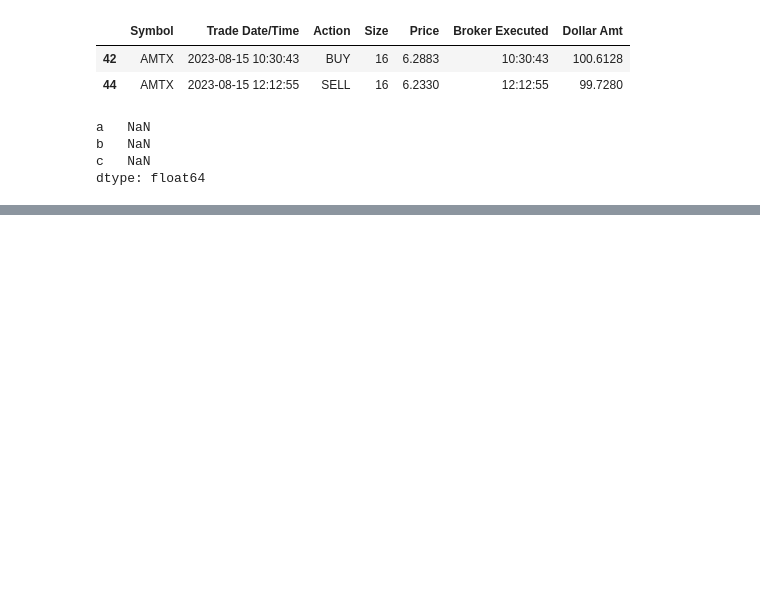
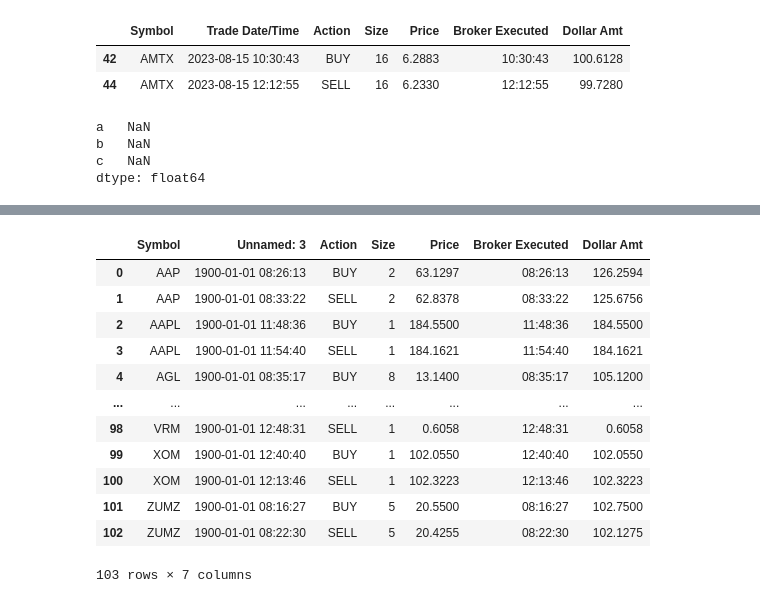
Before and after one commit to sanathnair09/uci_trading, a Jupyter notebook: utils/report/brokers_notebooks/ibkr.ipynb, the cells around one changed output, grey strips where cells are left out. Drawn from its saved outputs; the diff is of its cells as text; code cells hidden in the pictures; blank space fills up the shorter version.

```diff
--- a/utils/report/brokers_notebooks/ibkr.ipynb
+++ b/utils/report/brokers_notebooks/ibkr.ipynb
@@ -173,0 +218,4 @@ dtype: float64
+# %%
+df = df.drop(['Acct ID', 'Trade Date/Time', 'Settle Date', "Exchange", 'Proceeds', 'Comm', 'Fee',
+              'Order\nType', 'Code'], axis = 1)
+df
@@ -173,0 +224,4 @@ dtype: float64
+# %%
+df["Unnamed: 3"] = pd.to_datetime(df["Unnamed: 3"], format = "%I:%M:%S %p") - pd.Timedelta(
+    hours = 3)
+df
@@ -173,0 +242,3 @@ dtype: float64
+# %%
+df["Broker Executed"] = df["Unnamed: 3"].dt.strftime('%I:%M:%S')
+df
@@ -173,0 +259,4 @@ dtype: float64
+# %%
+df["Quantity"] = pd.to_numeric(df["Quantity"])
+df["Quantity"] = df["Quantity"].abs()
+df
@@ -173,0 +277,21 @@ dtype: float64
+# %%
+df["Dollar Amt"] = df["Quantity"] * df["Price"]
+df = df.rename(columns = {
+    "Type": "Action",
+    "Quantity": "Size"
+})
+df
+# %% [output]
+|  | Symbol | Unnamed: 3 | Action | Size | Price | Broker Executed | Dollar Amt |
+| 0 | AAP | 1900-01-01 08:26:13 | BUY | 2 | 63.1297 | 08:26:13 | 126.2594 |
+| 1 | AAP | 1900-01-01 08:33:22 | SELL | 2 | 62.8378 | 08:33:22 | 125.6756 |
+| 2 | AAPL | 1900-01-01 11:48:36 | BUY | 1 | 184.5500 | 11:48:36 | 184.5500 |
+| 3 | AAPL | 1900-01-01 11:54:40 | SELL | 1 | 184.1621 | 11:54:40 | 184.1621 |
+| 4 | AGL | 1900-01-01 08:35:17 | BUY | 8 | 13.1400 | 08:35:17 | 105.1200 |
+| ... | ... | ... | ... | ... | ... | ... | ... |
+| 98 | VRM | 1900-01-01 12:48:31 | SELL | 1 | 0.6058 | 12:48:31 | 0.6058 |
+| 99 | XOM | 1900-01-01 12:40:40 | BUY | 1 | 102.0550 | 12:40:40 | 102.0550 |
+| 100 | XOM | 1900-01-01 12:13:46 | SELL | 1 | 102.3223 | 12:13:46 | 102.3223 |
+| 101 | ZUMZ | 1900-01-01 08:16:27 | BUY | 5 | 20.5500 | 08:16:27 | 102.7500 |
+| 102 | ZUMZ | 1900-01-01 08:22:30 | SELL | 5 | 20.4255 | 08:22:30 | 102.1275 |
+103 rows × 7 columns
```
Also changed, not shown: parts of 11 cells of this notebook, 20 other files.
